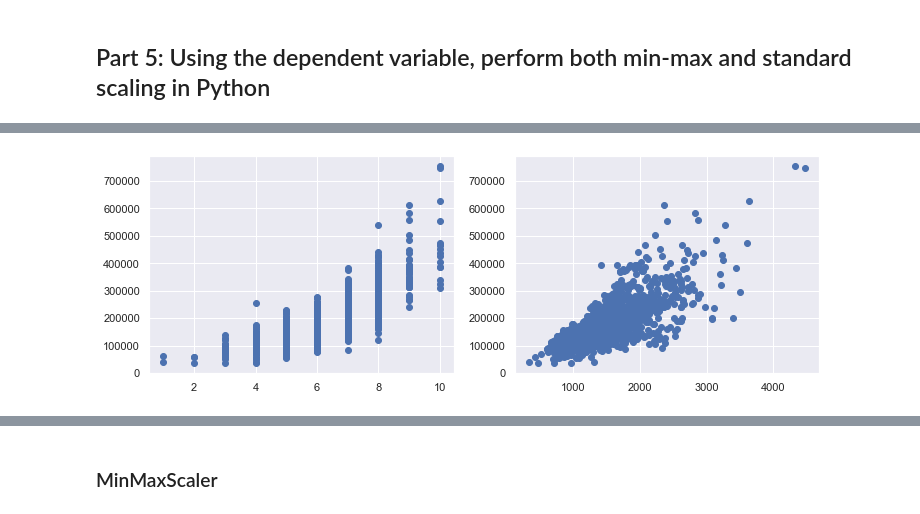
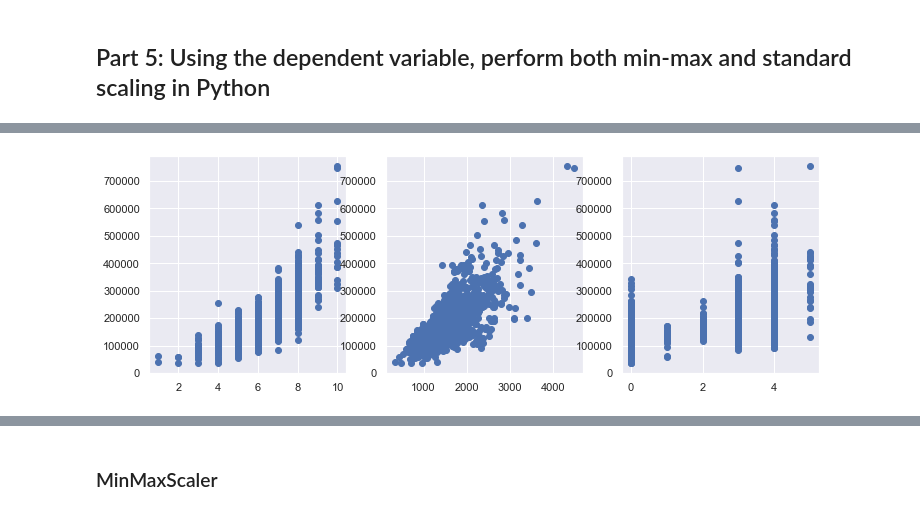
Before and after one commit to DrakeData/House_Price_EDA, a Jupyter notebook: MSDS422_Assignment1.ipynb, the cells around one changed output, grey strips where cells are left out. Cells and saved outputs as stored; diff of their text form; code cells hidden in the pictures.

```diff
--- a/MSDS422_Assignment1.ipynb
+++ b/MSDS422_Assignment1.ipynb
@@ -267,3 +267,7 @@ df.head()
 5 rows × 85 columns
 # %% [markdown]
 ## Part 5: Using the dependent variable, perform both min-max and standard scaling in Python
+# %%
+# variables
+x = df[['OverallQual', 'GrLivArea', 'FireplaceQu']].values
+y = df['SalePrice'].values
@@ -270,12 +282,10 @@ df.head()
 # %%
-x = df[['OverallQual', 'GrLivArea', 'GarageCars', 'FireplaceQu']].values
-y = df['SalePrice'].values
-
-fig, ax = plt.subplots(ncols=2, figsize=(12, 4))
+fig, ax = plt.subplots(ncols=3, figsize=(12, 4))
 
 ax[0].scatter(x[:,0], y);
 ax[1].scatter(x[:,1], y);
+ax[2].scatter(x[:,2], y);
 
 plt.show()
 # %% [output]
-[figure, old version]
+[figure, new version]
```
Also changed, not shown: parts of 4 cells of this notebook, 6 other files.
